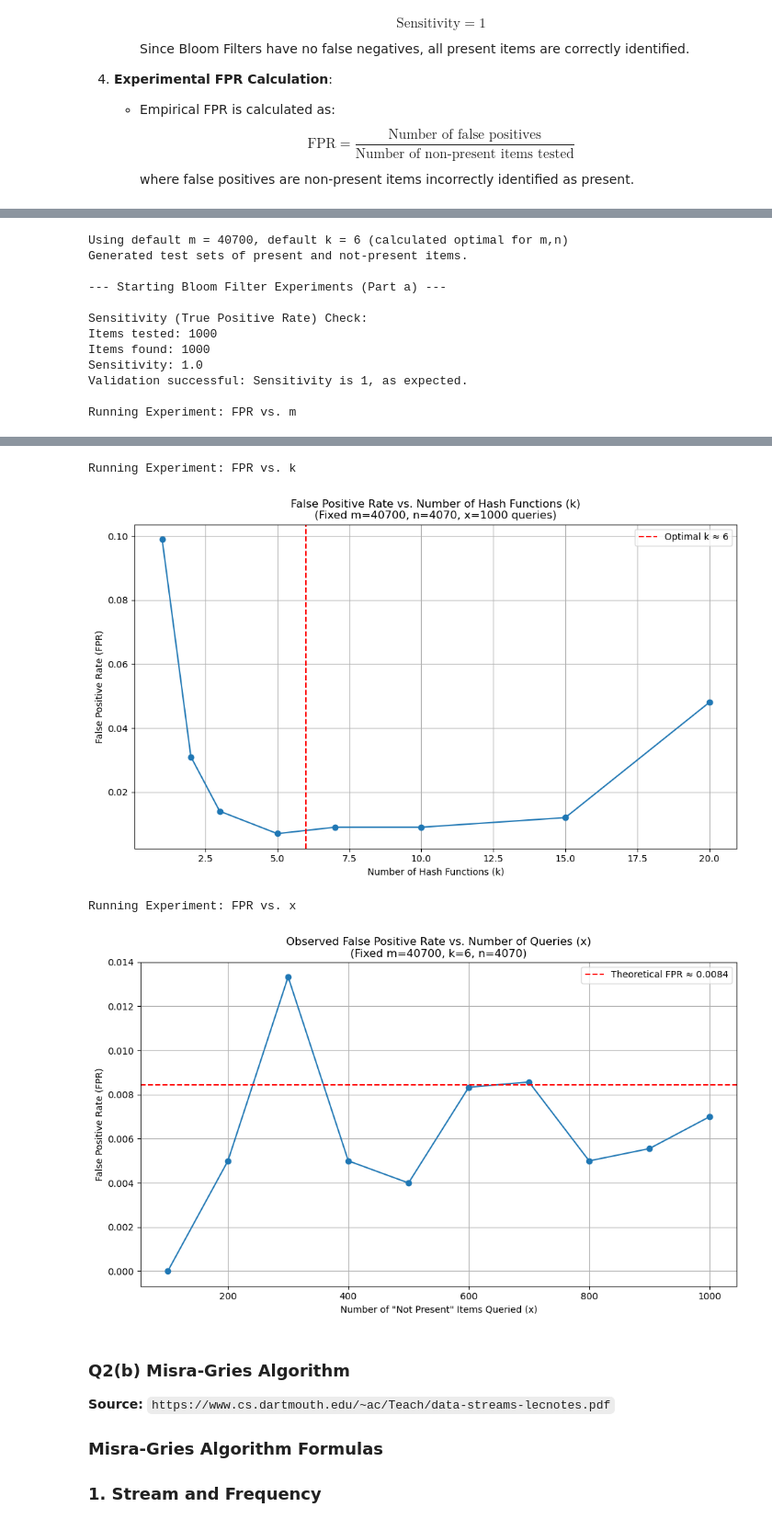
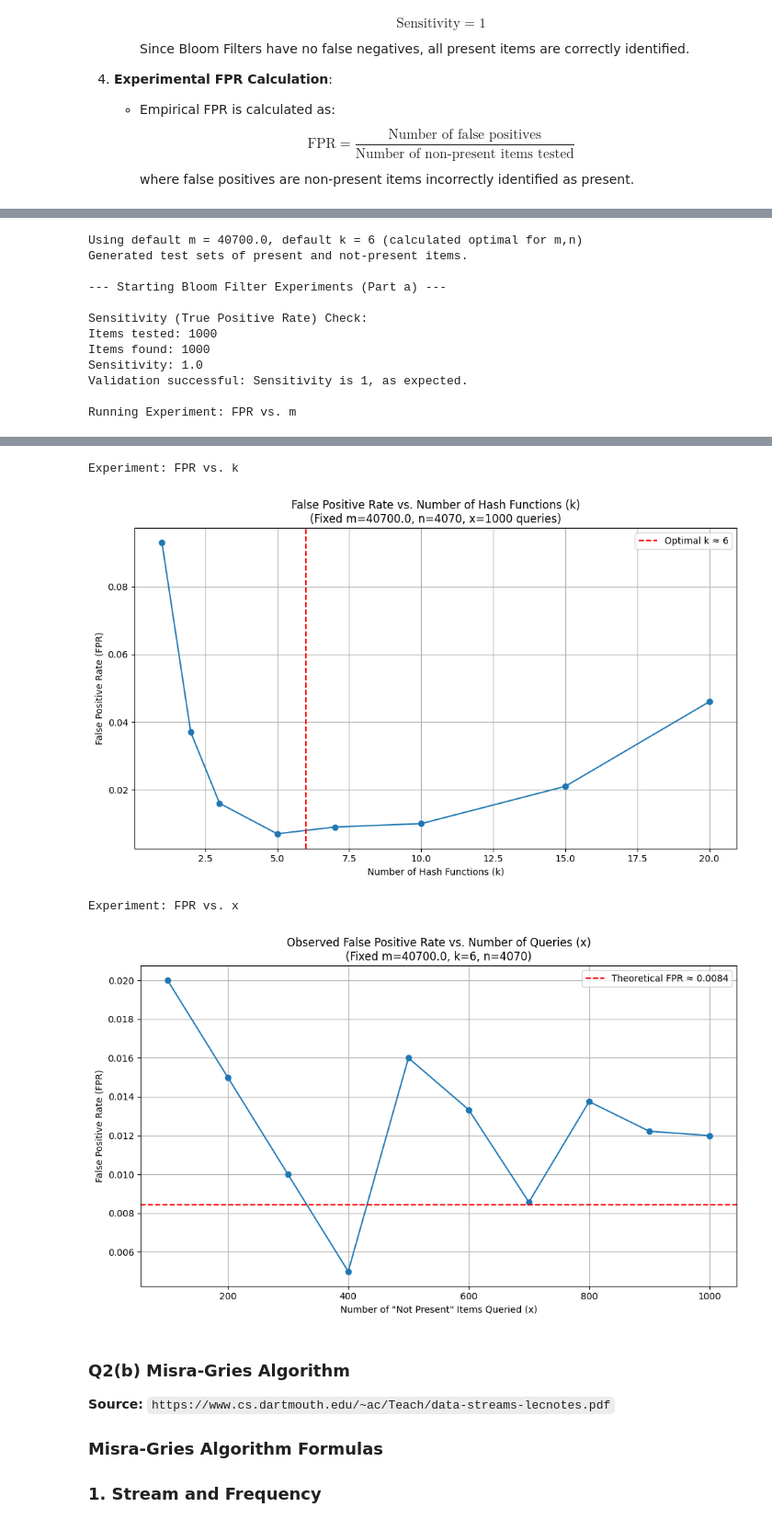
Before and after one commit to ArhanJain707/DataScience-Assignment-1, a Jupyter notebook: main.ipynb, the cells around one changed output, grey strips where cells are left out. Shown at 92% size. Cells and saved outputs as stored; diff of their text form; code cells hidden in the pictures.

```diff
--- a/main.ipynb
+++ b/main.ipynb
@@ -333,9 +333,9 @@ m : 65536       Max z : 15          Distinct Words : 46340
 # %%
 class BloomFilter:
     def __init__(self, size, hashfuncCnt):
-        self.size = size            ## M : Size of bit array
-        self.hashfuncCnt = hashfuncCnt ## K : Number of hash functions
-        self.bitArray = [0] * size
+        self.size = int(size)          # M
+        self.hashfuncCnt = hashfuncCnt # K
+        self.bitArray = [0] * self.size
 
     def addElement(self, element):
         kHash = self.hashFunction(element, seed=42)
@@ -365,23 +368,19 @@ XCNT_VAL = [100, 200, 300, 400, 500, 600, 700, 800, 900, 1000]
 RANDOM_PRESENT_VALUES_MAP = {}
 RANDOM_NOT_PRESENT_VALUES_MAP = {}
 
-# Set default parameters for experiments
-DEFAULT_M = 40700
+DEFAULT_M = 40700.
 optimal_k = int((DEFAULT_M / n) * np.log(2))
 
-DEFAULT_K = max(1, optimal_k) # Use optimal k, at least 1
+DEFAULT_K = max(1, optimal_k)
 print(f"Using default m = {DEFAULT_M}, default k = {DEFAULT_K} (calculated optimal for m,n)")
 
-# 1. Generate lists of items KNOWN to be present
 for i in XCNT_VAL:
     RANDOM_PRESENT_VALUES_MAP[i] = random.sample(uniqueStkCodes, k=i)
 
-# 2. Generate lists of items KNOWN to be NOT present
 not_present_items = []
 i = 0
 while len(not_present_items) < max(XCNT_VAL):
-    # Generate random strings that are highly unlikely to be in the set
-    item = f"NOT_IN_SET_{i}"
+    item = f"KABOOM1234-{i}"
     if item not in present_set:
         not_present_items.append(item)
     i += 1
@@ -391,16 +390,14 @@ for j in XCNT_VAL:
 
 print("Generated test sets of present and not-present items.")
 
-# --- Part (a) Experiment 1: Validate Sensitivity (True Positive Rate) ---
+# Q2 a) True Positive Rate
 
 print("\n--- Starting Bloom Filter Experiments (Part a) ---")
 bf_sensitivity = BloomFilter(DEFAULT_M, DEFAULT_K)
 
-# Insert all unique items
 for item in uniqueStkCodes:
     bf_sensitivity.addElement(item)
 
-# Test with 1000 known-present items
 present_test_list = RANDOM_PRESENT_VALUES_MAP[1000]
 true_positives = 0
 for item in present_test_list:
@@ -408,6 +405,7 @@ for item in present_test_list:
         true_positives += 1
 
 sensitivity = true_positives / len(present_test_list)
+
 print(f"\nSensitivity (True Positive Rate) Check:")
 print(f"Items tested: {len(present_test_list)}")
 print(f"Items found: {true_positives}")
@@ -418,9 +416,8 @@ else:
     print("Validation FAILED: Sensitivity is not 1")
 
 
-# --- Part (a) Graph 1: FPR vs. m (fixed k, fixed x) ---
+# Q2 a) Graphs
 print("\nRunning Experiment: FPR vs. m")
-# Vary m from 2*n to 20*n
 m_values = [n * i for i in range(2, 21, 2)]
 fpr_vs_m = []
 fixed_k = DEFAULT_K
@@ -440,7 +437,6 @@ for m in m_values:
     fpr = fp_count / fixed_x
     fpr_vs_m.append(fpr)
 
-# Plotting Graph 1
 plt.figure(figsize=(10, 6))
 plt.plot(m_values, fpr_vs_m, marker='o', linestyle='-')
 plt.title(f'False Positive Rate vs. Bit Array Size (m)\n(Fixed k={fixed_k}, n={n}, x={fixed_x} queries)')
@@ -451,9 +447,7 @@ plt.tight_layout()
 plt.show()
 
 
-
-# --- Part (a) Graph 2: FPR vs. k (fixed m, fixed x) ---
-print("\nRunning Experiment: FPR vs. k")
+print("\nExperiment: FPR vs. k")
 k_values = [1, 2, 3, 5, 7, 10, 15, 20]
 fpr_vs_k = []
 fixed_m = DEFAULT_M
@@ -473,7 +467,6 @@ for k in k_values:
     fpr = fp_count / fixed_x
     fpr_vs_k.append(fpr)
 
-# Plotting Graph 2
 plt.figure(figsize=(10, 6))
 plt.plot(k_values, fpr_vs_k, marker='o', linestyle='-')
 plt.title(f'False Positive Rate vs. Number of Hash Functions (k)\n(Fixed m={fixed_m}, n={n}, x={fixed_x} queries)')
@@ -485,14 +478,13 @@ plt.grid(True)
 plt.tight_layout()
 plt.show()
 
-# --- Part (a) Graph 3: FPR vs. x (fixed m, fixed k) ---
-print("\nRunning Experiment: FPR vs. x")
+print("\nExperiment: FPR vs. x")
 x_values = XCNT_VAL
 fpr_vs_x = []
 fixed_m = DEFAULT_M
 fixed_k = DEFAULT_K
 
-# Create and populate the filter ONCE
+
 bf = BloomFilter(size=fixed_m, hashfuncCnt=fixed_k)
 for item in uniqueStkCodes:
     bf.addElement(item)
@@ -507,12 +499,10 @@ for x in x_values:
     fpr = fp_count / x
     fpr_vs_x.append(fpr)
 
-# Plotting Graph 3
+
 plt.figure(figsize=(10, 6))
 plt.plot(x_values, fpr_vs_x, marker='o', linestyle='-')
 
-
-# Calculate theoretical FPR for comparison
 theo_fpr = (1 - (1 - 1/fixed_m)**(fixed_k * n))**fixed_k
 
 
@@ -525,7 +515,7 @@ plt.grid(True)
 plt.tight_layout()
 plt.show()
 # %% [output]
-Using default m = 40700, default k = 6 (calculated optimal for m,n)
+Using default m = 40700.0, default k = 6 (calculated optimal for m,n)
 Generated test sets of present and not-present items.
 
 --- Starting Bloom Filter Experiments (Part a) ---
@@ -541,7 +531,7 @@ Running Experiment: FPR vs. m
-Running Experiment: FPR vs. k
+Experiment: FPR vs. k
-[figure, old version]
+[figure, new version]
-Running Experiment: FPR vs. x
+Experiment: FPR vs. x
-[figure, old version]
+[figure, new version]
 # %% [markdown]
 
 ### Q2(b) Misra-Gries Algorithm
```
Also changed, not shown: parts of 11 cells of this notebook, 1 other file.
